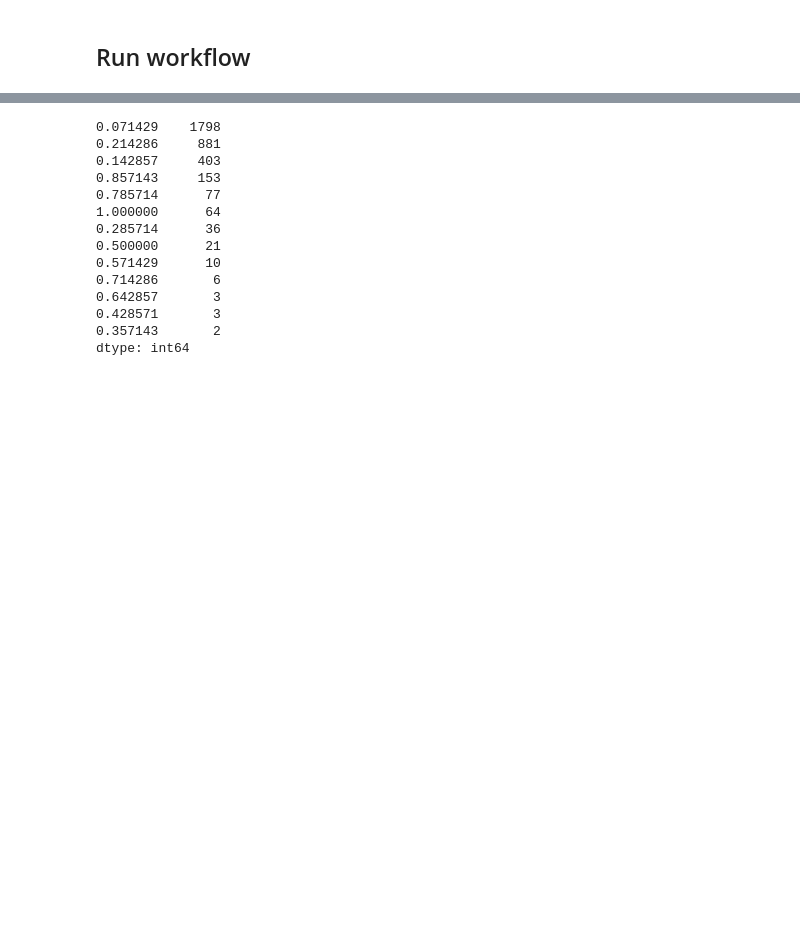
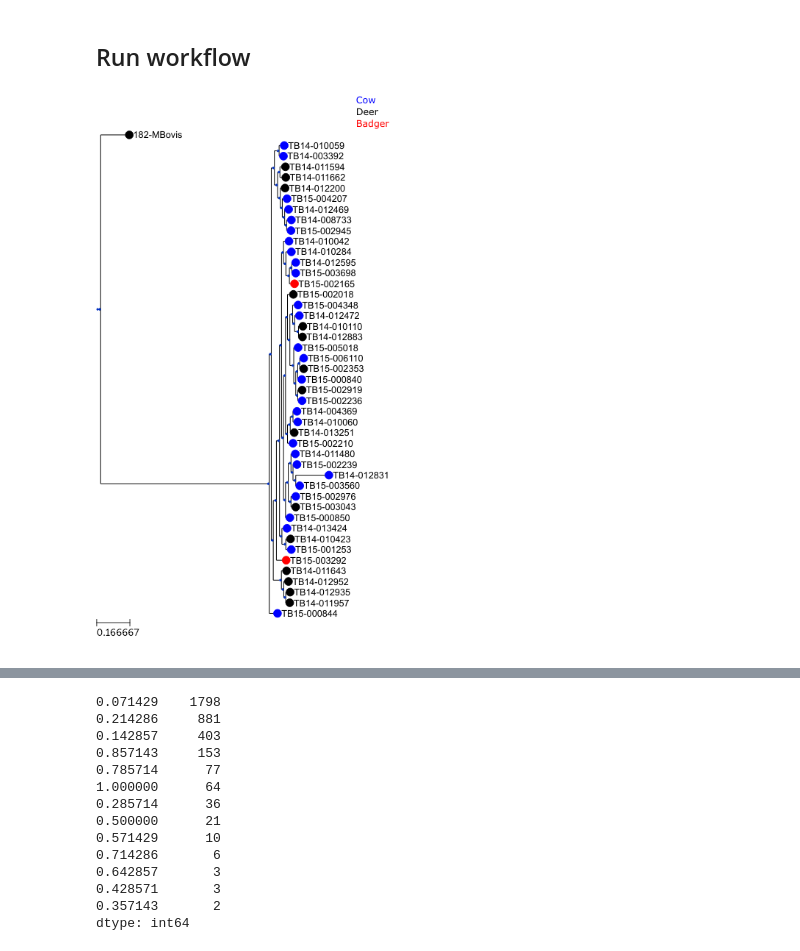
Before and after one commit to dmnfarrell/snipgenie, a Jupyter notebook: notebooks/wicklow.ipynb, the cells around one changed output, grey strips where cells are left out. Cells and saved outputs as stored; diff of their text form; code cells hidden in the pictures; blank space fills up the shorter version.

```diff
--- a/notebooks/wicklow.ipynb
+++ b/notebooks/wicklow.ipynb
@@ -15,3 +17,3 @@ from snpgenie import tools, aligners, app, trees
 # %%
 meta = pd.read_csv('/storage/btbgenie/JoeROIData/Mbovis/sampleInformation_NoAnimalIDs_18-12-19.csv')
-meta
+meta=meta[meta.County=='Wicklow']
@@ -46,3 +34,25 @@ args = {'threads':10, 'outdir': '/storage/btbgenie/wicklow_results', 'labelsep':
 W = app.WorkFlow(**args)
 st = W.setup()
 W.run()
+# %%
+meta
+labelmap = dict(zip(meta['SeqID'],meta.Aliquot))
+#labelmap
+# %%
+colors = {'Cow': 'blue', 'Deer': 'black','Badger':'red'}
+meta['color'] = meta.Species.apply(lambda x: colors[x],1)
+colormap = dict(zip(meta['SeqID'],meta.color))
+t,ts = trees.create_tree('/storage/btbgenie/wicklow_results/RAxML_bipartitions.variants', 'ref', labelmap, colormap)
+#R = t.get_midpoint_outgroup()
+#t.set_outgroup(R)
+from ete3 import CircleFace, TreeStyle, NodeStyle, RectFace, TextFace
+for i in colors:
+    f=ts.legend.add_face(
+            TextFace(text=i,fgcolor=colors[i],fsize=10),
+            column=0)
+
+N = t.search_nodes(name="ref")[0]
+N.delete()
+t.render("%%inline",tree_style=ts,w=400)
+# %% [output]
+[figure, added]
```
Also changed, not shown: parts of 15 cells of this notebook, 4 other files.
